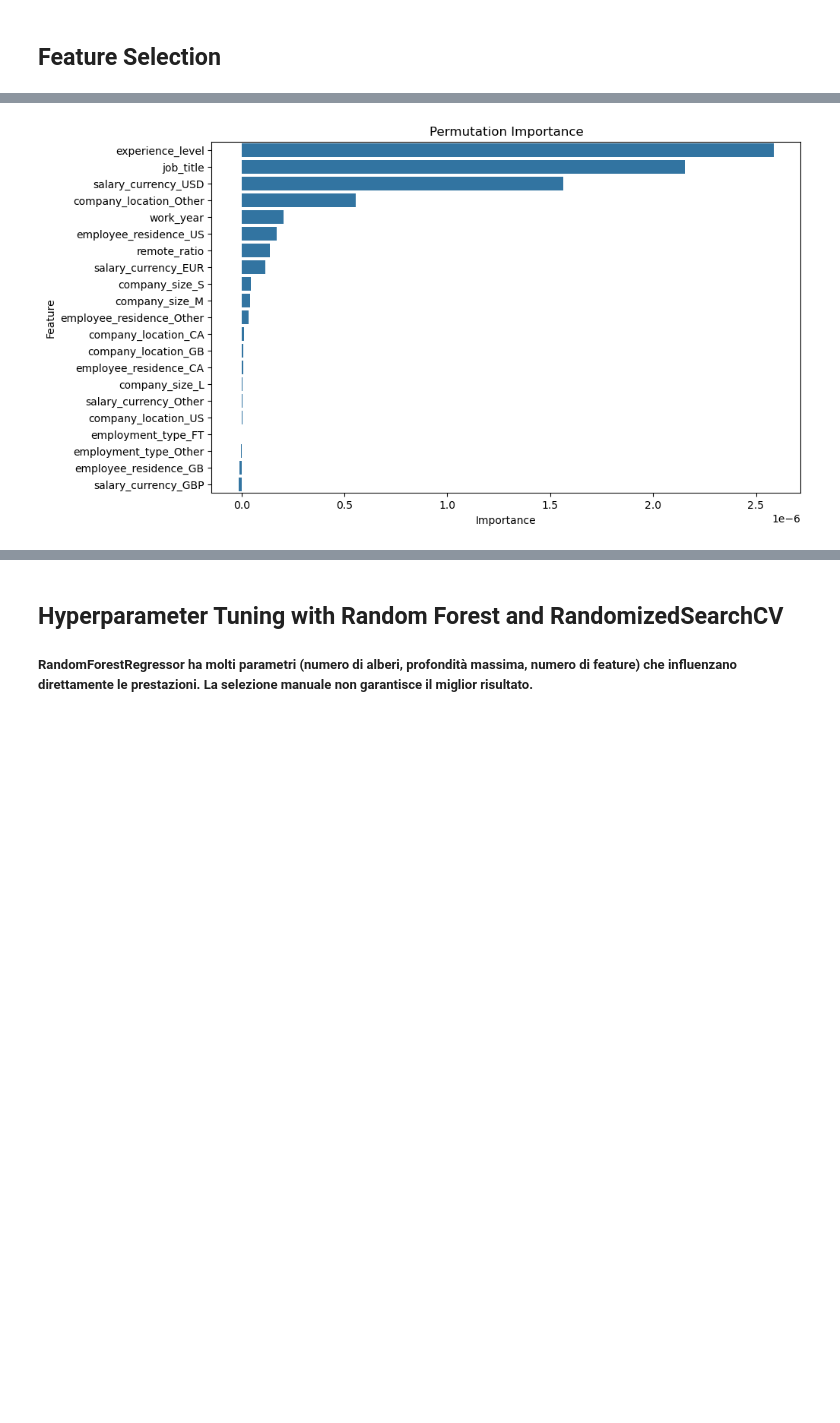
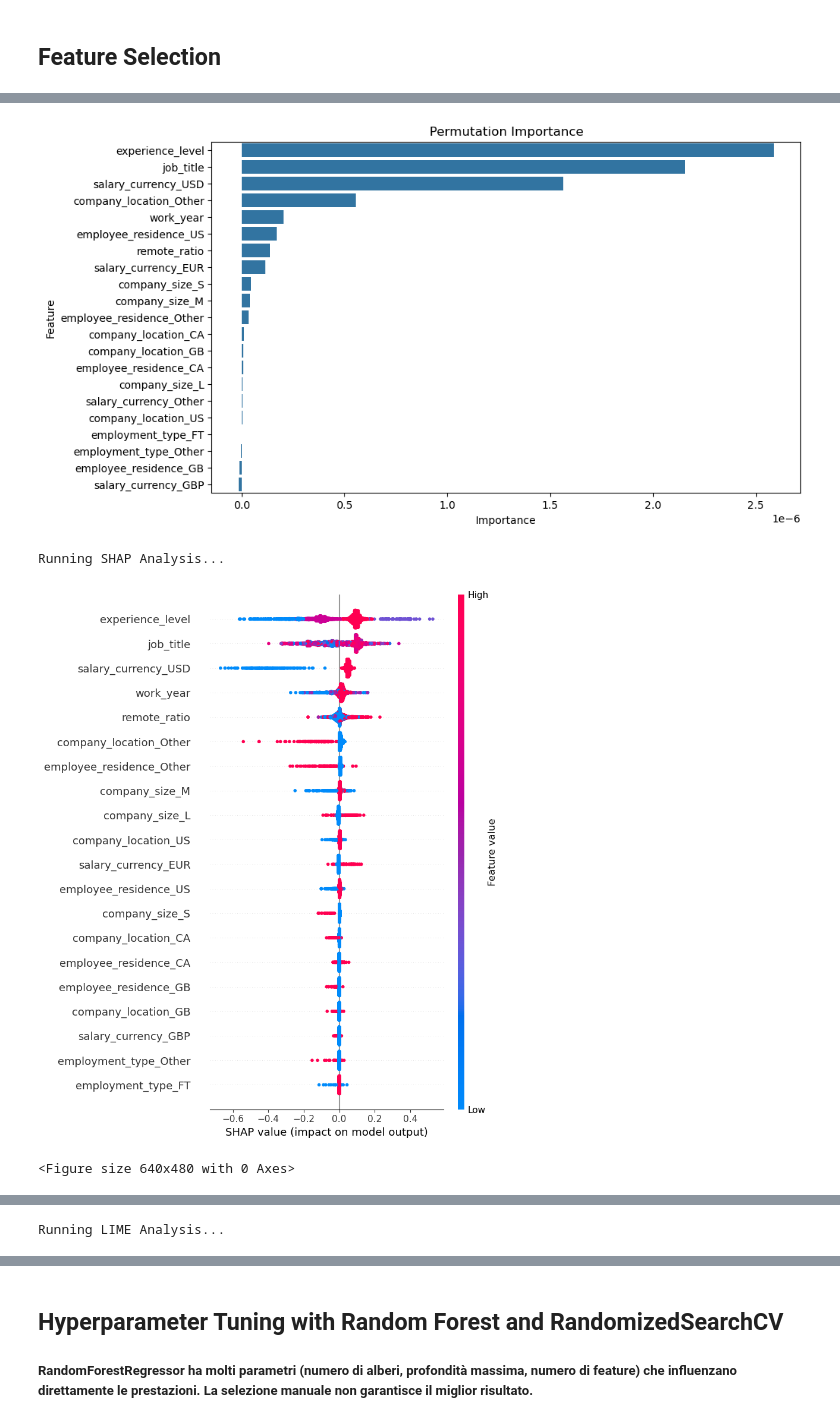
Before and after one commit to isnotJack/AI-project, a Jupyter notebook: 3_regression.ipynb, the cells around one changed output, grey strips where cells are left out. Cells and saved outputs as stored; diff of their text form; code cells hidden in the pictures; blank space fills up the shorter version.

Commit message:
added shape e lime

```diff
--- a/3_regression.ipynb
+++ b/3_regression.ipynb
@@ -513,7 +513,9 @@ The model performs extremely poorly for high salaries. The **negative R² score*
 ## Feature Selection
 # %%
 from sklearn.inspection import permutation_importance
-#import shap
+import shap
+import lime
+from lime.lime_tabular import LimeTabularExplainer
 
 # 1. IMPORTANZA FEATURE - RANDOM FOREST
 if isinstance(pipeline_no_leakage.named_steps['model'], RandomForestRegressor):
@@ -553,10 +555,12 @@ elif isinstance(pipeline_no_leakage.named_steps['model'], LinearRegression):
     plt.show()
 
 
- # Trasforma X_test con il preprocessore per ottenere i dati preprocessati
+# ================================
+# 3. IMPORTANZA PERMUTAZIONE
+# ================================
+# Trasforma X_test con il preprocessore per ottenere i dati preprocessati
 X_test_transformed = preprocessor.transform(X_test)
 
-# 3. IMPORTANZA PERMUTAZIONE
 # Esegui la permutation importance sulla versione trasformata di X_test
 perm_importance = permutation_importance(
     pipeline_no_leakage['model'],  # Considera solo il modello dalla pipeline
@@ -591,11 +595,54 @@ plt.ylabel("Feature")
 plt.show()
 
 
-# # 4. SHAP VALUES
-# explainer = shap.Explainer(pipeline_no_leakage.named_steps['model'], X_train_transformed)
-# shap_values = explainer(X_test)
+# ================================
+# 4. SHAP (SHapley Additive Explanations)
+# ================================
+print("\nRunning SHAP Analysis...")
 
-# shap.summary_plot(shap_values, X_test_transformed, feature_names=feature_names)
+# Crea un explainer SHAP
+explainer = shap.Explainer(pipeline_no_leakage.named_steps['model'], X_test_transformed)
+shap_values = explainer(X_test_transformed)
+
+# Visualizza il summary plot di SHAP
+shap.summary_plot(shap_values, X_test_transformed, feature_names=feature_names)
+
+# SHAP Force Plot (singola predizione)
+plt.figure()
+shap.force_plot(
+    explainer.expected_value,
+    shap_values.values[0],  # Usa .values per ottenere i valori corretti
+    features=X_test_transformed[0],  # Passa le feature corrette
+    feature_names=feature_names,
+    matplotlib=True
+)
+
+plt.title("SHAP Force Plot (First Prediction)")
+plt.show()
+
+# ================================
+# 5. LIME (Local Interpretable Model-agnostic Explanations)
+# ================================
+print("\nRunning LIME Analysis...")
+
+# Crea un explainer LIME
+explainer_lime = LimeTabularExplainer(
+    training_data=X_test_transformed,
+    mode='regression',
+    feature_names=feature_names,
+    discretize_continuous=True
+)
+
+# Esegui LIME per una predizione (prendiamo la prima istanza di test)
+i = 0
+exp = explainer_lime.explain_instance(X_test_transformed[i],
+                                      pipeline_no_leakage.named_steps['model'].predict)
+
+# Visualizza la spiegazione LIME
+exp.show_in_notebook(show_table=True)
+exp.as_pyplot_figure()
+plt.title("LIME Explanation (First Prediction)")
+plt.show()
 # %% [output]
 Feature Importance (Random Forest):
                           Feature  Importance
@@ -606,30 +653,33 @@ Feature Importance (Random Forest):
 20            scale__remote_ratio    0.046061
 11    ohe__company_location_Other    0.022695
 3             ohe__company_size_M    0.021908
 2             ohe__company_size_L    0.014274
 7   ohe__employee_residence_Other    0.013518
 12       ohe__company_location_US    0.006414
 ... (7 lines left out)
 5      ohe__employee_residence_CA    0.003466
 10       ohe__company_location_GB    0.001885
 6      ohe__employee_residence_GB    0.001414
 14       ohe__salary_currency_GBP    0.000871
 [figure]
 Permutation Importance:
                      Feature    Importance
 17          experience_level  2.587311e-06
 18                 job_title  2.153900e-06
 16       salary_currency_USD  1.562721e-06
 11    company_location_Other  5.535015e-07
 19                 work_year  2.035204e-07
 8      employee_residence_US  1.718841e-07
 20              remote_ratio  1.377362e-07
 13       salary_currency_EUR  1.155201e-07
 4             company_size_S  4.675222e-08
 3             company_size_M  4.013610e-08
 ... (7 lines left out)
 0         employment_type_FT  9.307395e-10
 1      employment_type_Other -1.140657e-09
 6      employee_residence_GB -1.095577e-08
 14       salary_currency_GBP -1.500965e-08
 [figure]
+Running SHAP Analysis...
+[figure, added]
+<Figure size 640x480 with 0 Axes>
@@ -635,0 +688 @@ Permutation Importance:
+Running LIME Analysis...
```
Also changed, not shown: parts of 6 cells of this notebook.
